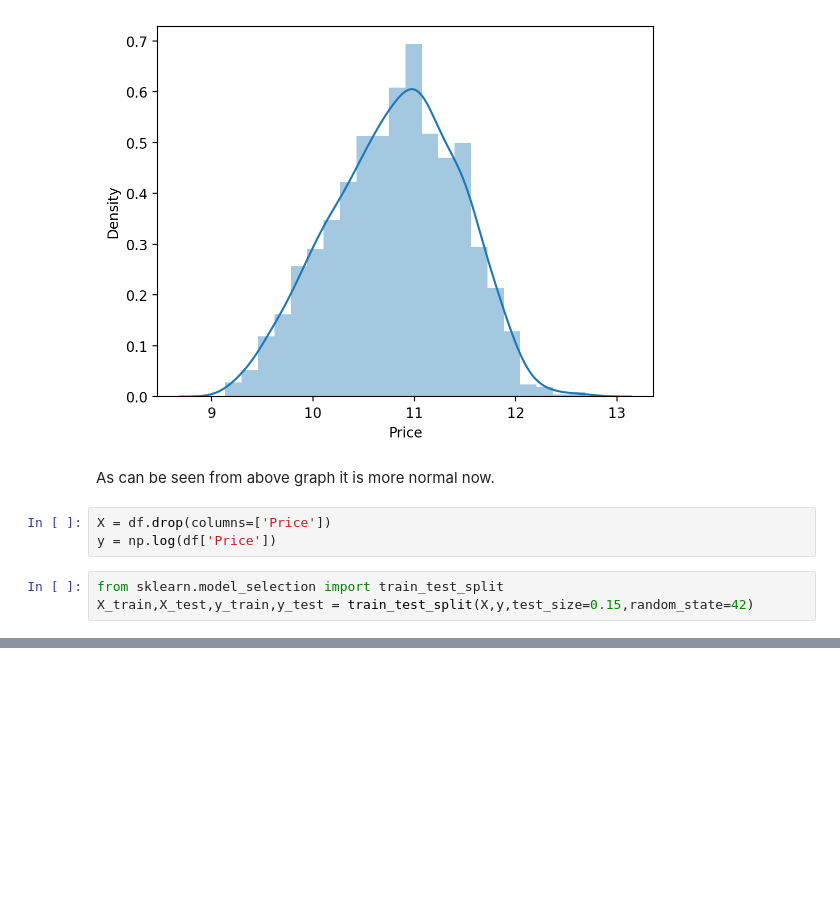
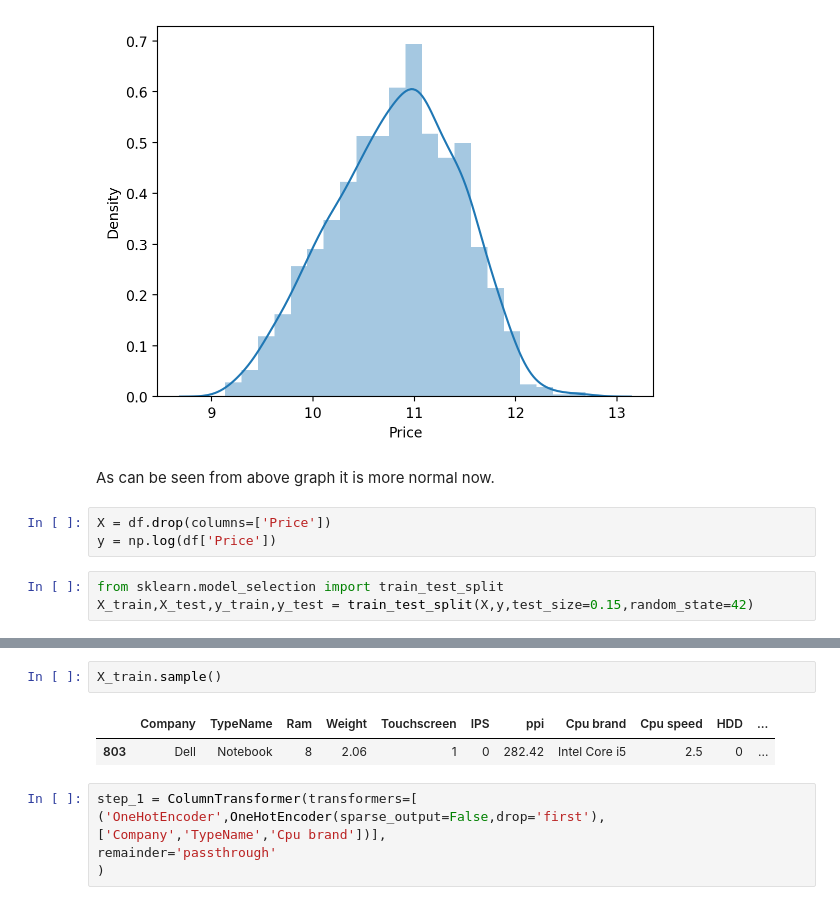
Before and after one commit to gvsreekar/Laptop-price-prediction, a Jupyter notebook: notebooks/model.ipynb, the cells around one changed output, grey strips where cells are left out. Drawn from its saved outputs; the diff is of its cells as text; blank space fills up the shorter version.

```diff
--- a/notebooks/model.ipynb
+++ b/notebooks/model.ipynb
@@ -737,0 +760,10 @@ X_train,X_test,y_train,y_test = train_test_split(X,y,test_size=0.15,random_state
+# %%
+X_train.sample()
+# %% [output]
+|  | Company | TypeName | Ram | Weight | Touchscreen | IPS | ppi | Cpu brand | Cpu speed | HDD | ... |
+| 803 | Dell | Notebook | 8 | 2.06 | 1 | 0 | 282.42 | Intel Core i5 | 2.5 | 0 | ... |
+# %%
+step_1 = ColumnTransformer(transformers=[
+('OneHotEncoder',OneHotEncoder(sparse_output=False,drop='first'), ['Company','TypeName','Cpu brand'])],
+remainder='passthrough'
+)
```
Also changed, not shown: parts of 4 cells of this notebook, 2 other files.
